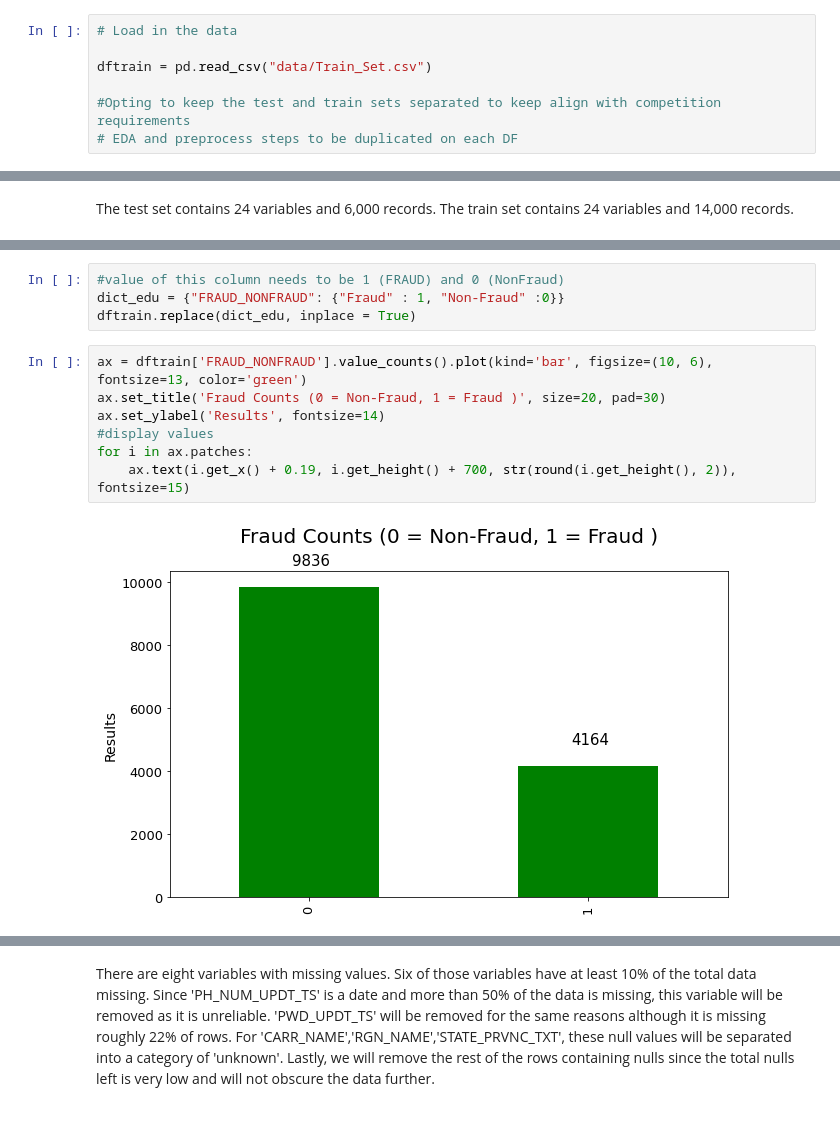
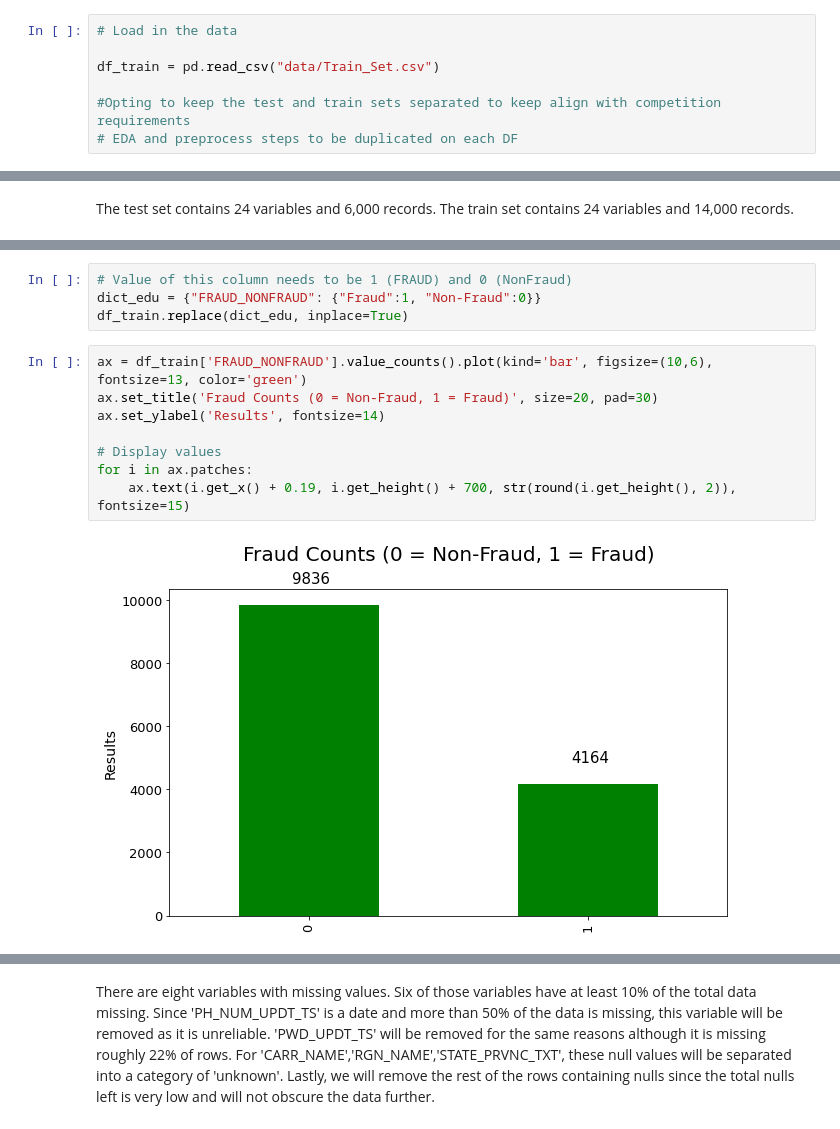
Before and after one commit to bikramgill3/ADS505, a Jupyter notebook: Data Science for Business - Final.ipynb, the cells around one changed output, grey strips where cells are left out. Saved outputs shown, nothing was run; the diff lists cells and outputs as text.

```diff
--- a/Data Science for Business - Final.ipynb
+++ b/Data Science for Business - Final.ipynb
@@ -41,7 +38,7 @@ pd.options.mode.chained_assignment = None
 # %%
 # Load in the data
 
-dftrain = pd.read_csv("data/Train_Set.csv")
+df_train = pd.read_csv("data/Train_Set.csv")
 
 #Opting to keep the test and train sets separated to keep align with competition requirements
 # EDA and preprocess steps to be duplicated on each DF
@@ -83,17 +80,18 @@ Non-Fraud    9836
 Fraud        4164
 Name: FRAUD_NONFRAUD, dtype: int64
 # %%
-#value of this column needs to be 1 (FRAUD) and 0 (NonFraud)
-dict_edu = {"FRAUD_NONFRAUD": {"Fraud" : 1, "Non-Fraud" :0}}
-dftrain.replace(dict_edu, inplace = True)
+# Value of this column needs to be 1 (FRAUD) and 0 (NonFraud)
+dict_edu = {"FRAUD_NONFRAUD": {"Fraud":1, "Non-Fraud":0}}
+df_train.replace(dict_edu, inplace=True)
 # %%
-ax = dftrain['FRAUD_NONFRAUD'].value_counts().plot(kind='bar', figsize=(10, 6), fontsize=13, color='green')
-ax.set_title('Fraud Counts (0 = Non-Fraud, 1 = Fraud )', size=20, pad=30)
+ax = df_train['FRAUD_NONFRAUD'].value_counts().plot(kind='bar', figsize=(10,6), fontsize=13, color='green')
+ax.set_title('Fraud Counts (0 = Non-Fraud, 1 = Fraud)', size=20, pad=30)
 ax.set_ylabel('Results', fontsize=14)
-#display values
+
+# Display values
 for i in ax.patches:
     ax.text(i.get_x() + 0.19, i.get_height() + 700, str(round(i.get_height(), 2)), fontsize=15)
 # %% [output]
-[figure, old version]
+[figure, new version]
 # %%
 # Identify the columns with missing values
```
Also changed, not shown: parts of 41 cells of this notebook, 1 other file.
